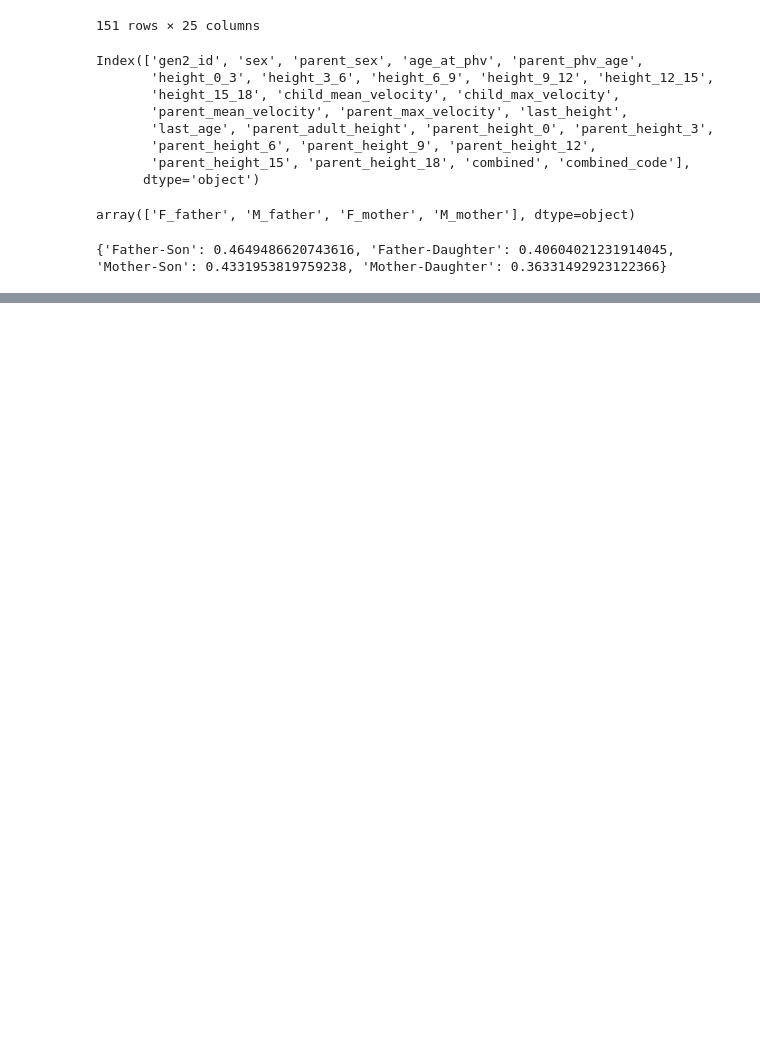
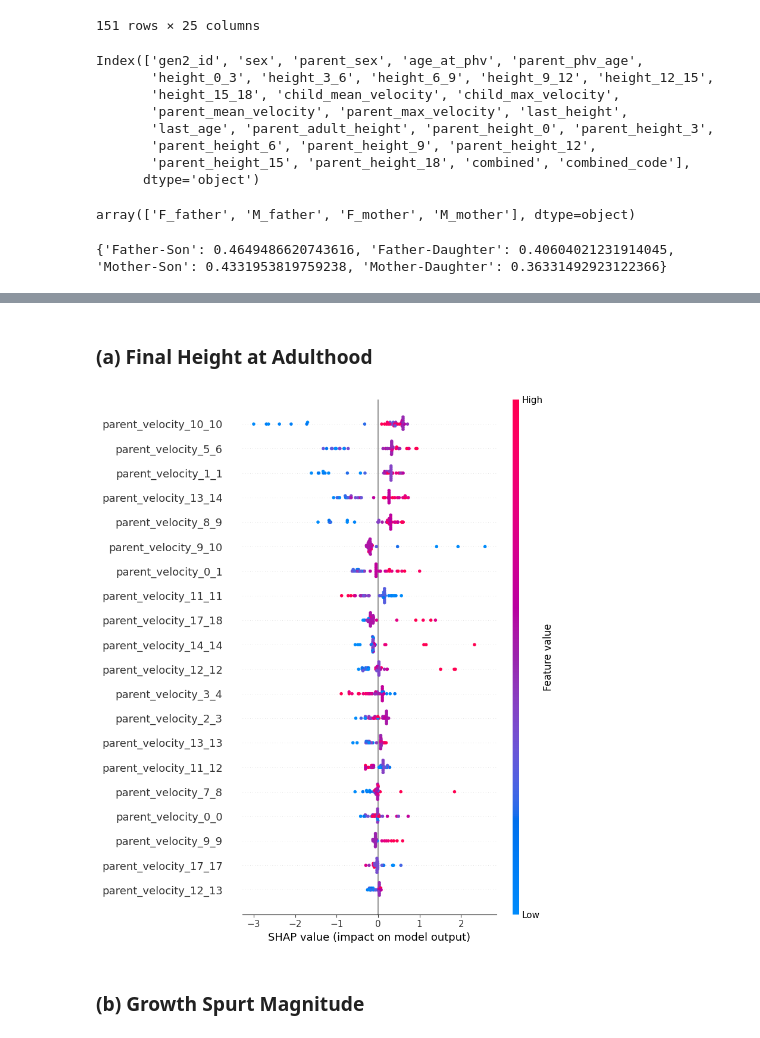
Before and after one commit to aavalose/aliens_height, a Jupyter notebook: final_notebook.ipynb, the cells around one changed output, grey strips where cells are left out. Saved outputs shown, nothing was run; the diff lists cells and outputs as text; code cells hidden in the pictures; blank space fills up the shorter version.

```diff
--- a/final_notebook.ipynb
+++ b/final_notebook.ipynb
@@ -1571,0 +1701,30 @@ print(correlations)
+# %% [markdown]
+### (a) Final Height at Adulthood
+# %%
+# Define target and predictors
+X = features_df.filter(like='parent_velocity')  # Select all parent velocity features
+y = features_df['child_adult_height']
+
+X_train, X_test, y_train, y_test = train_test_split(X, y, test_size=0.2, random_state=42)
+
+# Train XGBoost model
+xgb_model = XGBRegressor(objective="reg:squarederror", n_estimators=300, learning_rate=0.01, min_child_weight=1, max_depth=3, colsample_bytree=0.8, subsample=0.8)
+xgb_model.fit(X_train, y_train)
+
+# Predictions
+y_pred = xgb_model.predict(X_test)
+# %%
+# Import SHAP library
+import shap
+
+# Create SHAP explainer
+explainer = shap.Explainer(xgb_model, X_train)
+shap_values = explainer(X_test)
+
+
+# Summary plot (global feature importance)
+shap.summary_plot(shap_values, X_test)
+# %% [output]
+[figure, added]
+# %% [markdown]
+### (b) Growth Spurt Magnitude
```
Also changed, not shown: parts of 16 cells of this notebook.
